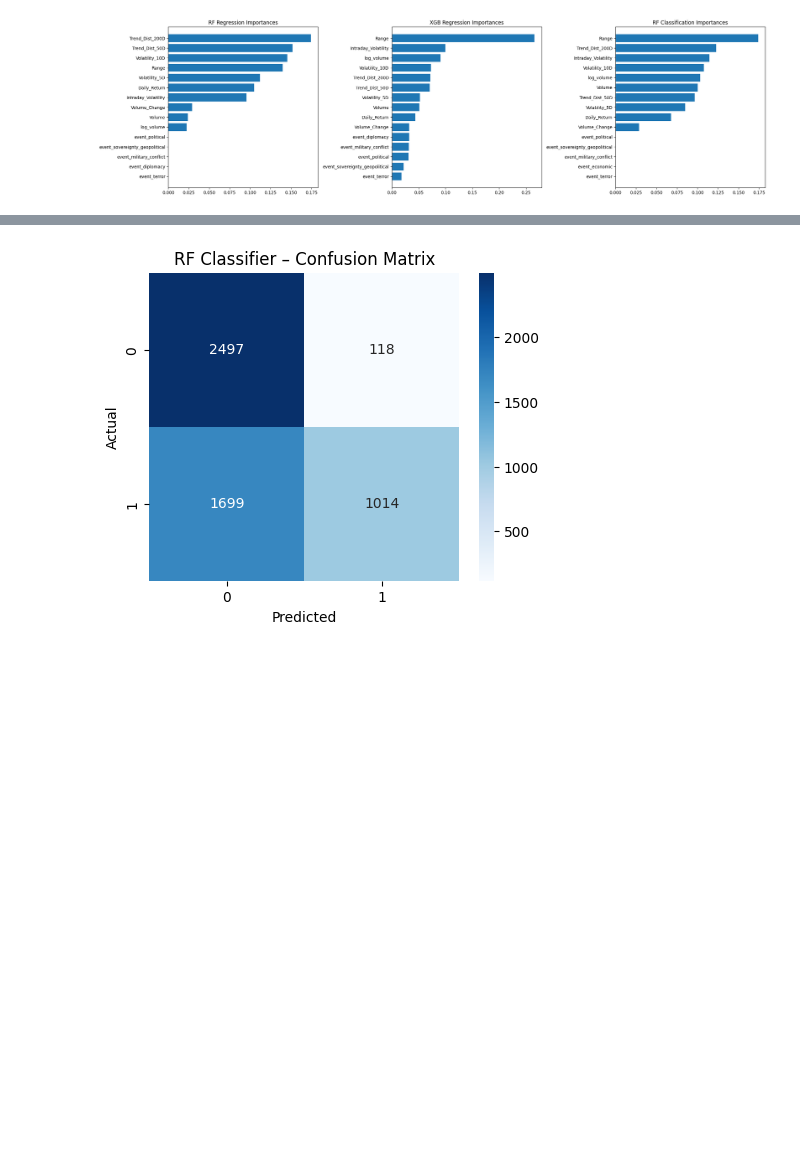
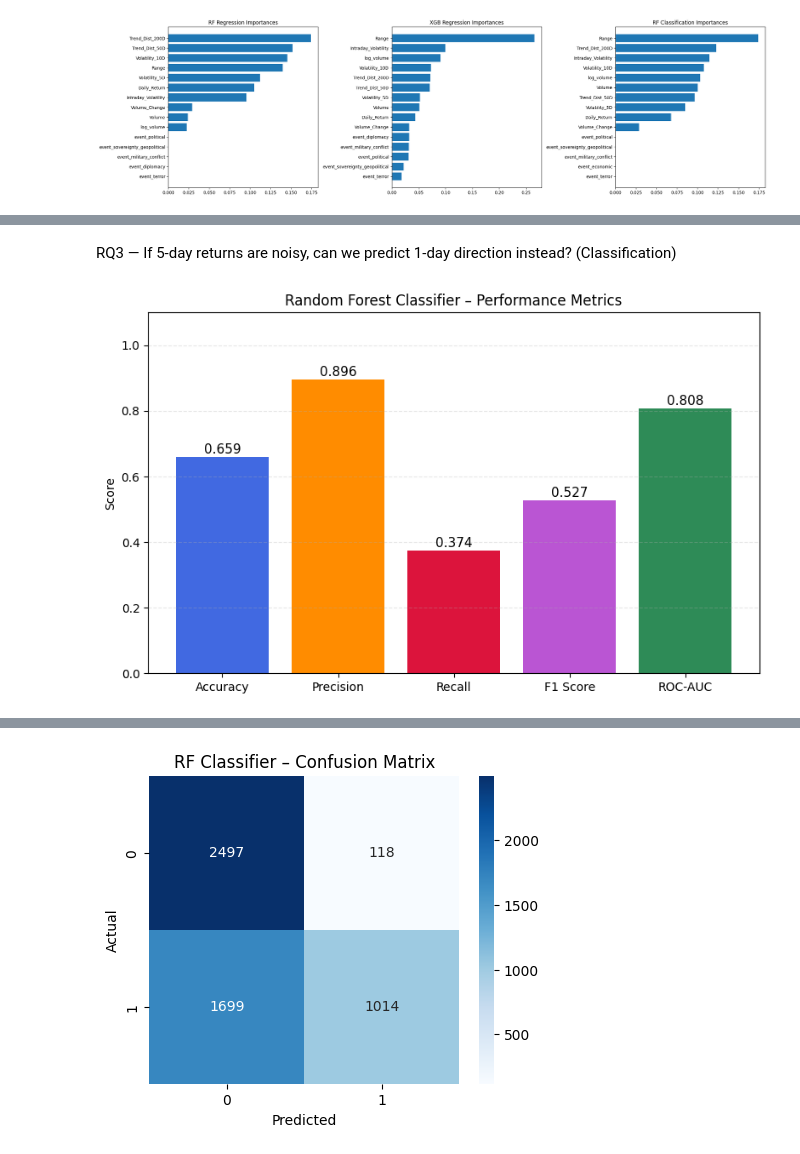
Before and after one commit to kiah-ucsd/DES200, a Jupyter notebook: FinalProject/Final Project_Fall2025.ipynb, the cells around one changed output, grey strips where cells are left out. Cells and saved outputs as stored; diff of their text form; code cells hidden in the pictures; blank space fills up the shorter version.

```diff
--- a/FinalProject/Final Project_Fall2025.ipynb
+++ b/FinalProject/Final Project_Fall2025.ipynb
@@ -1217,8 +1217,10 @@ imp_df.head(20)
 # %% [markdown]
 Even with the XGBoost model we weren't seeing great model performance so we attempted a final switch adjusting for a classification.
 # %%
-from sklearn.ensemble import RandomForestClassifier
-from sklearn.metrics import accuracy_score, roc_auc_score, confusion_matrix
+from sklearn.metrics import (
+    accuracy_score, precision_score, recall_score,
+    f1_score, roc_auc_score, confusion_matrix
+)
 
 future_cols = [
     "Event_Return_1D",
@@ -1261,10 +1263,18 @@ rf_clf.fit(X_train_c, y_train_c)
 rf_probs = rf_clf.predict_proba(X_test_c)[:, 1]
 rf_preds_class = (rf_probs >= 0.5).astype(int)
 
+# --- Compute metrics ---
 rf_acc = accuracy_score(y_test_c, rf_preds_class)
+rf_precision = precision_score(y_test_c, rf_preds_class)
+rf_recall = recall_score(y_test_c, rf_preds_class)
+rf_f1 = f1_score(y_test_c, rf_preds_class)
 rf_auc = roc_auc_score(y_test_c, rf_probs)
 
+# --- Print results ---
 print("RF Classifier Accuracy:", rf_acc)
+print("RF Classifier Precision:", rf_precision)
+print("RF Classifier Recall:", rf_recall)
+print("RF Classifier F1 Score:", rf_f1)
 print("RF Classifier ROC-AUC:", rf_auc)
 print("Confusion matrix:\n", confusion_matrix(y_test_c, rf_preds_class))
 # %% [output]
@@ -1376,0 +1405,24 @@ plt.show()
+# %% [markdown]
+RQ3 — If 5-day returns are noisy, can we predict 1-day direction instead? (Classification)
+# %%
+# Classifier metrics chart
+metrics = ['Accuracy', 'Precision', 'Recall', 'F1 Score', 'ROC-AUC']
+values = [rf_acc, rf_precision, rf_recall, rf_f1, rf_auc]
+
+plt.figure(figsize=(8,5))
+plt.bar(metrics, values,
+        color=['royalblue', 'darkorange', 'crimson', 'mediumorchid', 'seagreen'])
+
+plt.ylabel("Score")
+plt.title("Random Forest Classifier – Performance Metrics")
+
+# Annotate values above bars
+for i, v in enumerate(values):
+    plt.text(i, v + 0.01, f"{v:.3f}", ha='center', fontsize=11)
+
+plt.ylim(0, 1.1)
+plt.grid(axis='y', linestyle='--', alpha=0.3)
+plt.tight_layout()
+plt.show()
+# %% [output]
+[figure, added]
```
Also changed, not shown: parts of 11 cells of this notebook.
